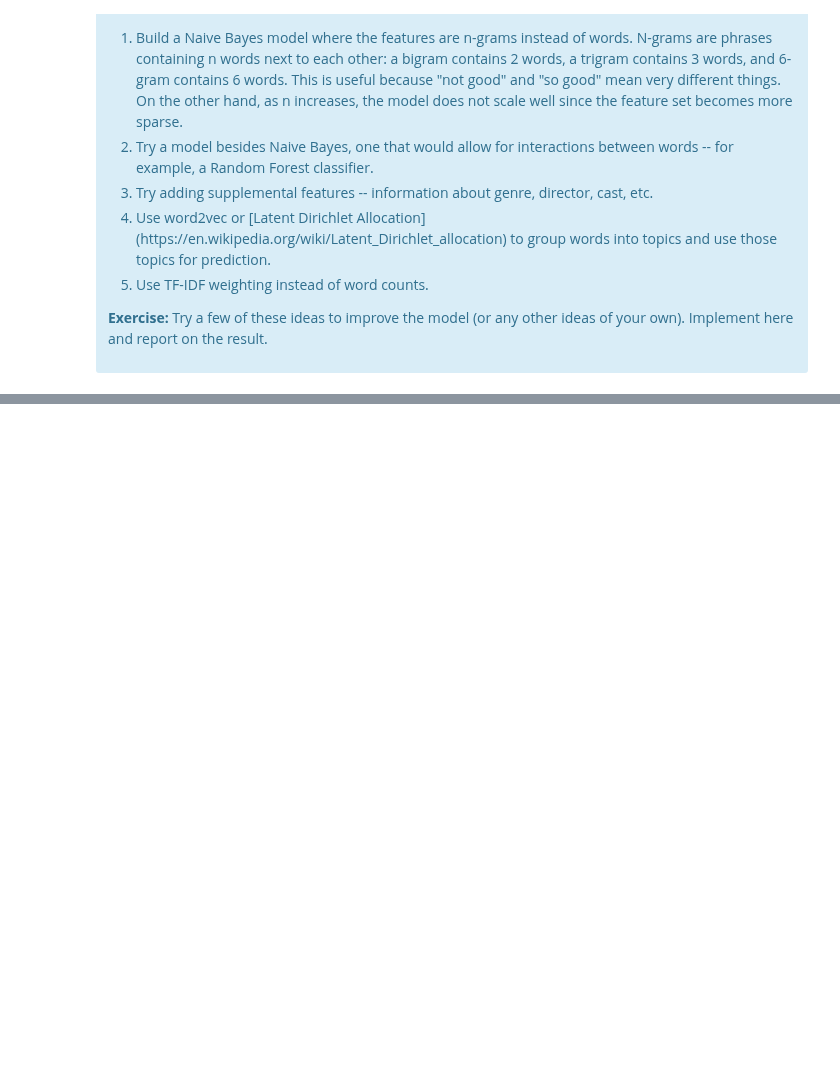
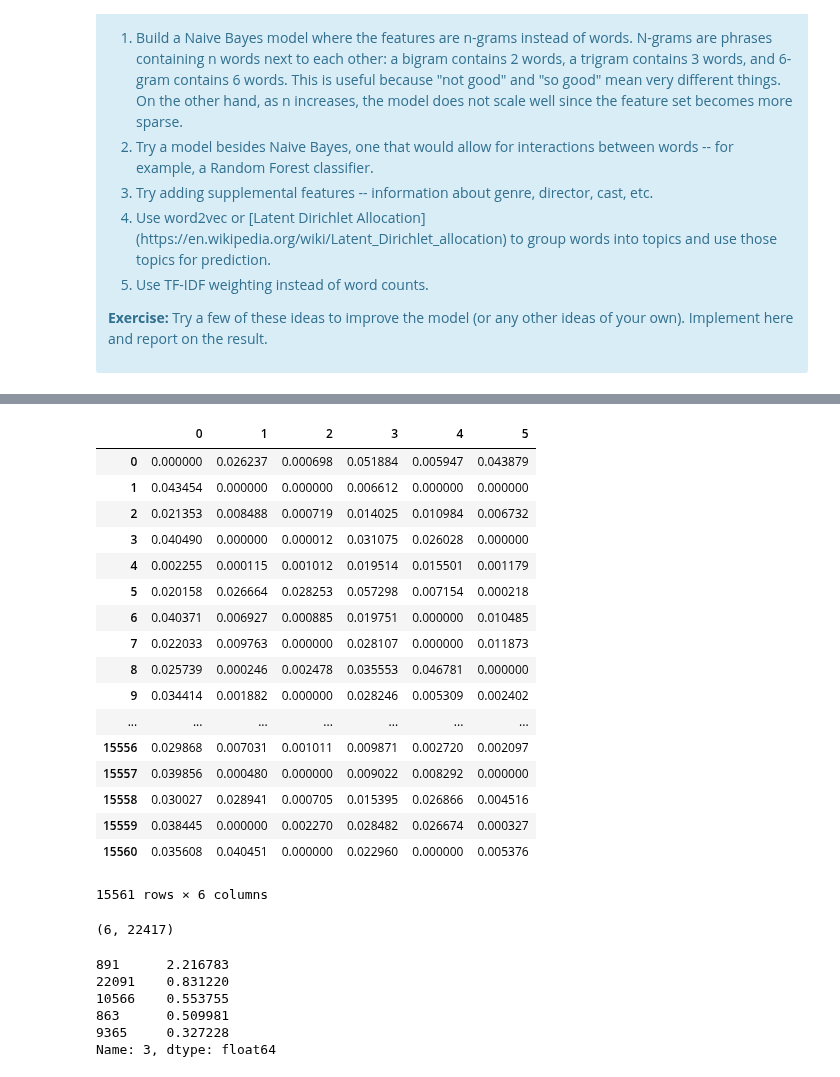
Before and after one commit to lbjennings/Springboard, a Jupyter notebook: Springboard/Mini-Projects/naive_bayes/Mini_Project_Naive_Bayes.ipynb, the cells around one changed output, grey strips where cells are left out. Saved outputs shown, nothing was run; the diff lists cells and outputs as text; code cells hidden in the pictures; blank space fills up the shorter version.

```diff
--- a/Springboard/Mini-Projects/naive_bayes/Mini_Project_Naive_Bayes.ipynb
+++ b/Springboard/Mini-Projects/naive_bayes/Mini_Project_Naive_Bayes.ipynb
@@ -920,0 +941,13 @@ Accuracy on test data:     0.646989
+# %%
+from sklearn.feature_extraction.text import TfidfVectorizer
+tfidf= TfidfVectorizer()
+csr_mat = tfidf.fit_transform(critics.quote)
+words =tfidf.get_feature_names()
+from sklearn.decomposition import TruncatedSVD
+from sklearn.cluster import KMeans
+from sklearn.pipeline import make_pipeline
+svd =TruncatedSVD(n_components=50)
+kmeans=KMeans(n_clusters=2)
+pipeline=make_pipeline(svd,kmeans)
+# %%
+pipeline.fit(csr_mat)
@@ -920,0 +1016,6 @@ Accuracy on test data:     0.646989
+# %%
+from sklearn.decomposition import NMF
+model=NMF(n_components=6)
+model.fit(csr_mat)
+nmf_features=model.transform(csr_mat)
+print(nmf_features)
@@ -920,0 +1030,23 @@ Accuracy on test data:     0.646989
+# %%
+df=pd.DataFrame(nmf_features)
+# %%
+df
+# %% [output]
+|  | 0 | 1 | 2 | 3 | 4 | 5 |
+| 0 | 0.000000 | 0.026237 | 0.000698 | 0.051884 | 0.005947 | 0.043879 |
+| 1 | 0.043454 | 0.000000 | 0.000000 | 0.006612 | 0.000000 | 0.000000 |
+| 2 | 0.021353 | 0.008488 | 0.000719 | 0.014025 | 0.010984 | 0.006732 |
+| 3 | 0.040490 | 0.000000 | 0.000012 | 0.031075 | 0.026028 | 0.000000 |
+| 4 | 0.002255 | 0.000115 | 0.001012 | 0.019514 | 0.015501 | 0.001179 |
+| 5 | 0.020158 | 0.026664 | 0.028253 | 0.057298 | 0.007154 | 0.000218 |
+| 6 | 0.040371 | 0.006927 | 0.000885 | 0.019751 | 0.000000 | 0.010485 |
+| 7 | 0.022033 | 0.009763 | 0.000000 | 0.028107 | 0.000000 | 0.011873 |
+| 8 | 0.025739 | 0.000246 | 0.002478 | 0.035553 | 0.046781 | 0.000000 |
+| 9 | 0.034414 | 0.001882 | 0.000000 | 0.028246 | 0.005309 | 0.002402 |
+| ... | ... | ... | ... | ... | ... | ... |
+| 15556 | 0.029868 | 0.007031 | 0.001011 | 0.009871 | 0.002720 | 0.002097 |
+| 15557 | 0.039856 | 0.000480 | 0.000000 | 0.009022 | 0.008292 | 0.000000 |
+| 15558 | 0.030027 | 0.028941 | 0.000705 | 0.015395 | 0.026866 | 0.004516 |
+| 15559 | 0.038445 | 0.000000 | 0.002270 | 0.028482 | 0.026674 | 0.000327 |
+| 15560 | 0.035608 | 0.040451 | 0.000000 | 0.022960 | 0.000000 | 0.005376 |
+15561 rows × 6 columns
@@ -920,0 +1055,13 @@ Accuracy on test data:     0.646989
+# %%
+components_df.shape
+# %% [output]
+(6, 22417)
+# %%
+print(components_df.iloc[3].nlargest())
+# %% [output]
+891      2.216783
+22091    0.831220
+10566    0.553755
+863      0.509981
+9365     0.327228
+Name: 3, dtype: float64
```
Also changed, not shown: parts of 44 cells of this notebook.
